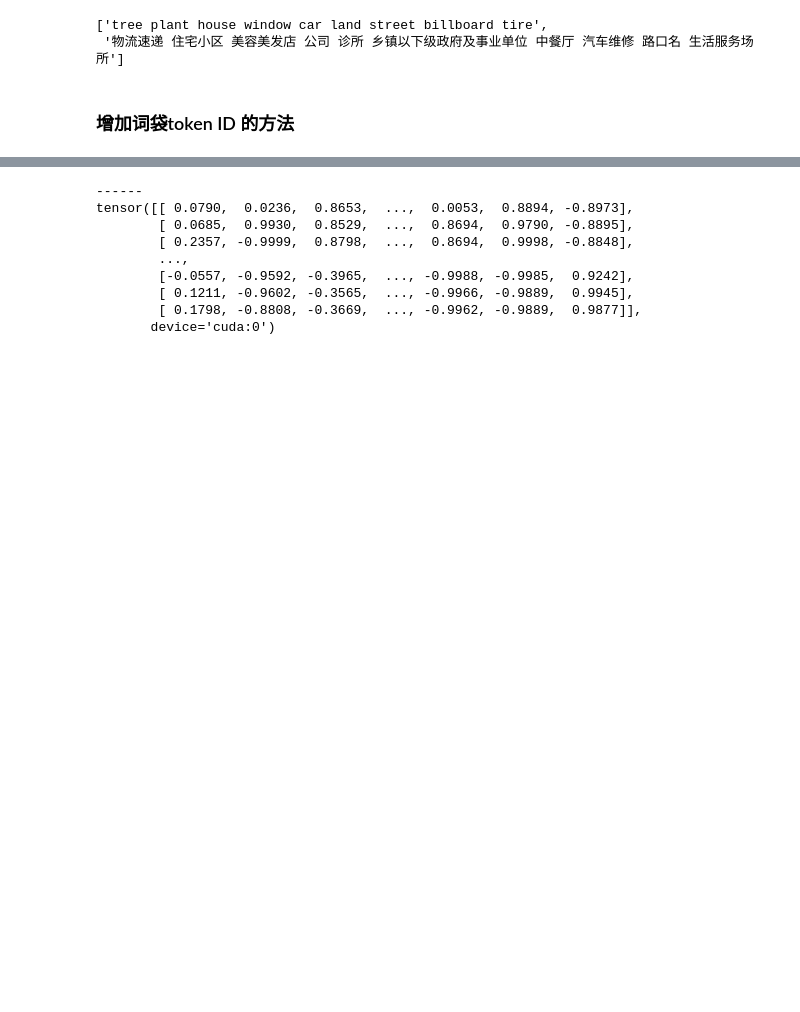
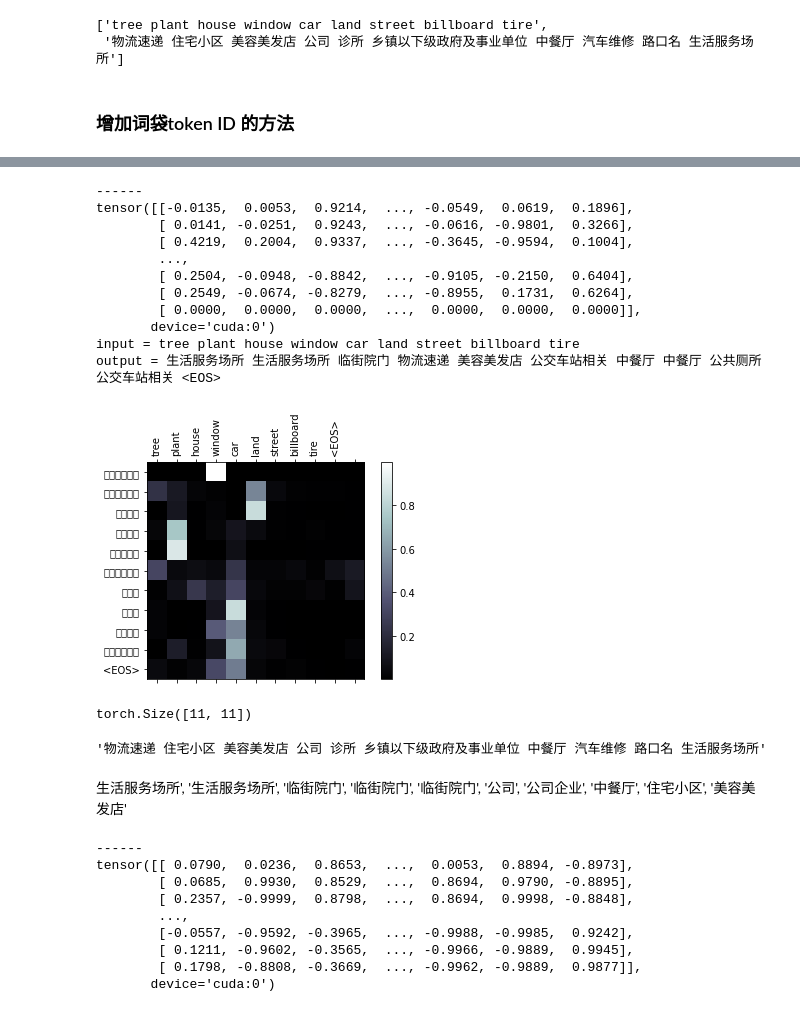
Before and after one commit to yemanzhongting/MultiCity, a Jupyter notebook: City2POI.ipynb, the cells around one changed output, grey strips where cells are left out. Cells and saved outputs as stored; diff of their text form; code cells hidden in the pictures; blank space fills up the shorter version.

```diff
--- a/City2POI.ipynb
+++ b/City2POI.ipynb
@@ -1156,3 +1232,60 @@ plt.matshow(mat, cmap=plt.cm.Blues)
+# %%
+def showAttention(input_sentence, output_words, attentions):
+    # Set up figure with colorbar
+    fig = plt.figure()
+    ax = fig.add_subplot(111)
+    cax = ax.matshow(attentions.numpy(), cmap='bone')
+    fig.colorbar(cax)
+
+    # Set up axes
+    ax.set_xticklabels([''] + input_sentence.split(' ') +
+                       ['<EOS>'], rotation=90)
+    ax.set_yticklabels([''] + output_words)
+
+    # Show label at every tick
+    ax.xaxis.set_major_locator(ticker.MultipleLocator(1))
+    ax.yaxis.set_major_locator(ticker.MultipleLocator(1))
+    plt.show()
+def evaluateAndShowAttention(input_sentence):
+    output_words, attentions,out = evaluate(
+        encoder1, attn_decoder1, input_sentence)
+    print('input =', input_sentence)
+    print('output =', ' '.join(output_words))
+    showAttention(input_sentence, output_words, attentions)
+
+    print(attentions.shape)
+evaluateAndShowAttention(pairs[0][0])
+# %% [output]
+------
+tensor([[-0.0135,  0.0053,  0.9214,  ..., -0.0549,  0.0619,  0.1896],
+        [ 0.0141, -0.0251,  0.9243,  ..., -0.0616, -0.9801,  0.3266],
+        [ 0.4219,  0.2004,  0.9337,  ..., -0.3645, -0.9594,  0.1004],
+        ...,
+        [ 0.2504, -0.0948, -0.8842,  ..., -0.9105, -0.2150,  0.6404],
+        [ 0.2549, -0.0674, -0.8279,  ..., -0.8955,  0.1731,  0.6264],
+        [ 0.0000,  0.0000,  0.0000,  ...,  0.0000,  0.0000,  0.0000]],
+       device='cuda:0')
+input = tree plant house window car land street billboard tire
+output = 生活服务场所 生活服务场所 临街院门 物流速递 美容美发店 公交车站相关 中餐厅 中餐厅 公共厕所 公交车站相关 <EOS>
+[figure, added]
+torch.Size([11, 11])
+# %%
+# input = tree plant house window car land street billboard tire
+# output = 生活服务场所 生活服务场所 临街院门 物流速递 美容美发店 公交车站相关 中餐厅 中餐厅 公共厕所 公交车站相关 <EOS>
+pairs[0][1]
+# %% [output]
+'物流速递 住宅小区 美容美发店 公司 诊所 乡镇以下级政府及事业单位 中餐厅 汽车维修 路口名 生活服务场所'
+# %% [markdown]
+生活服务场所',
+ '生活服务场所',
+ '临街院门',
+ '临街院门',
+ '临街院门',
+ '公司',
+ '公司企业',
+ '中餐厅',
+ '住宅小区',
+ '美容美发店'
 # %%
 evaluate(encoder1, attn_decoder1, 'window tree house plant building bicycle wheel footwear chair person', 11)
 # %% [output]
```
Also changed, not shown: parts of 12 cells of this notebook.
